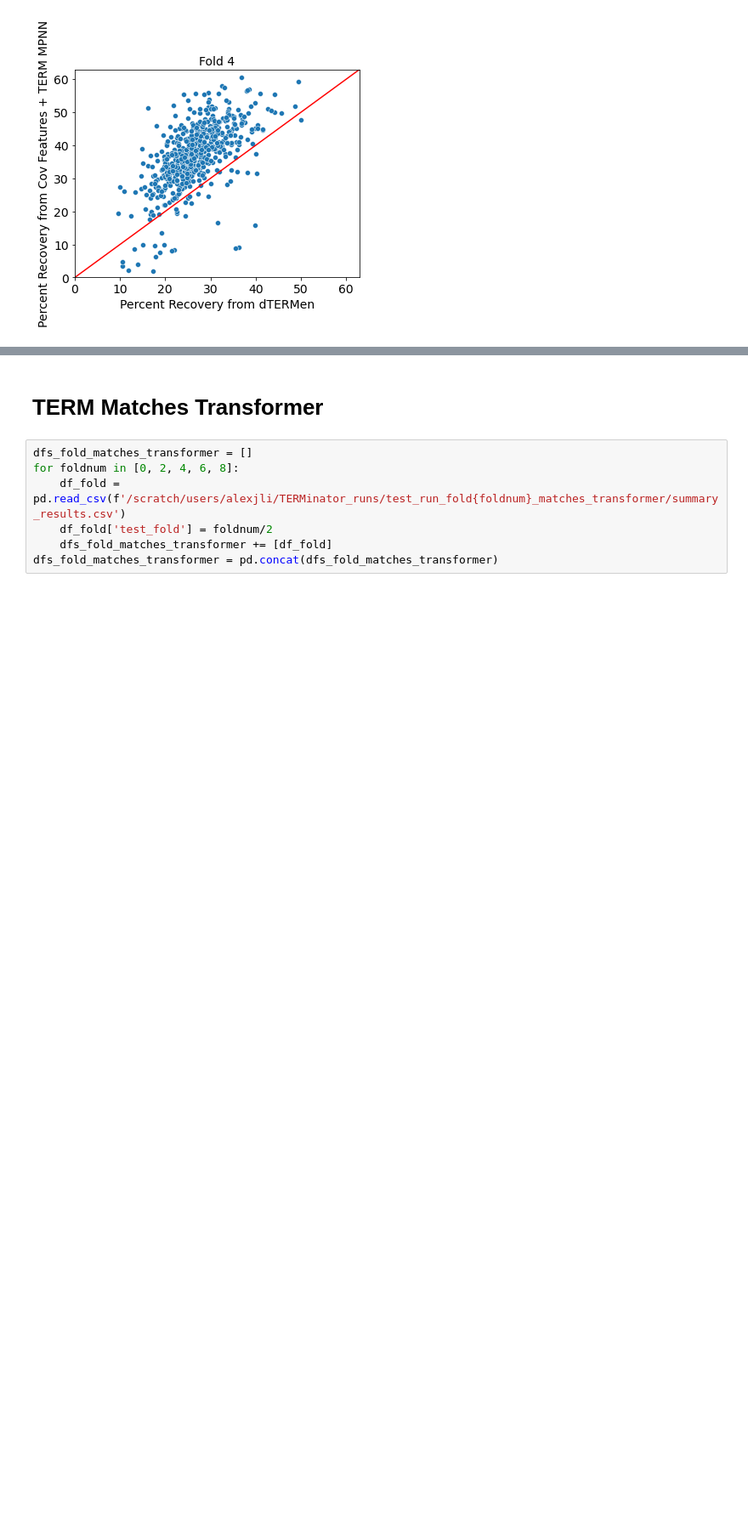
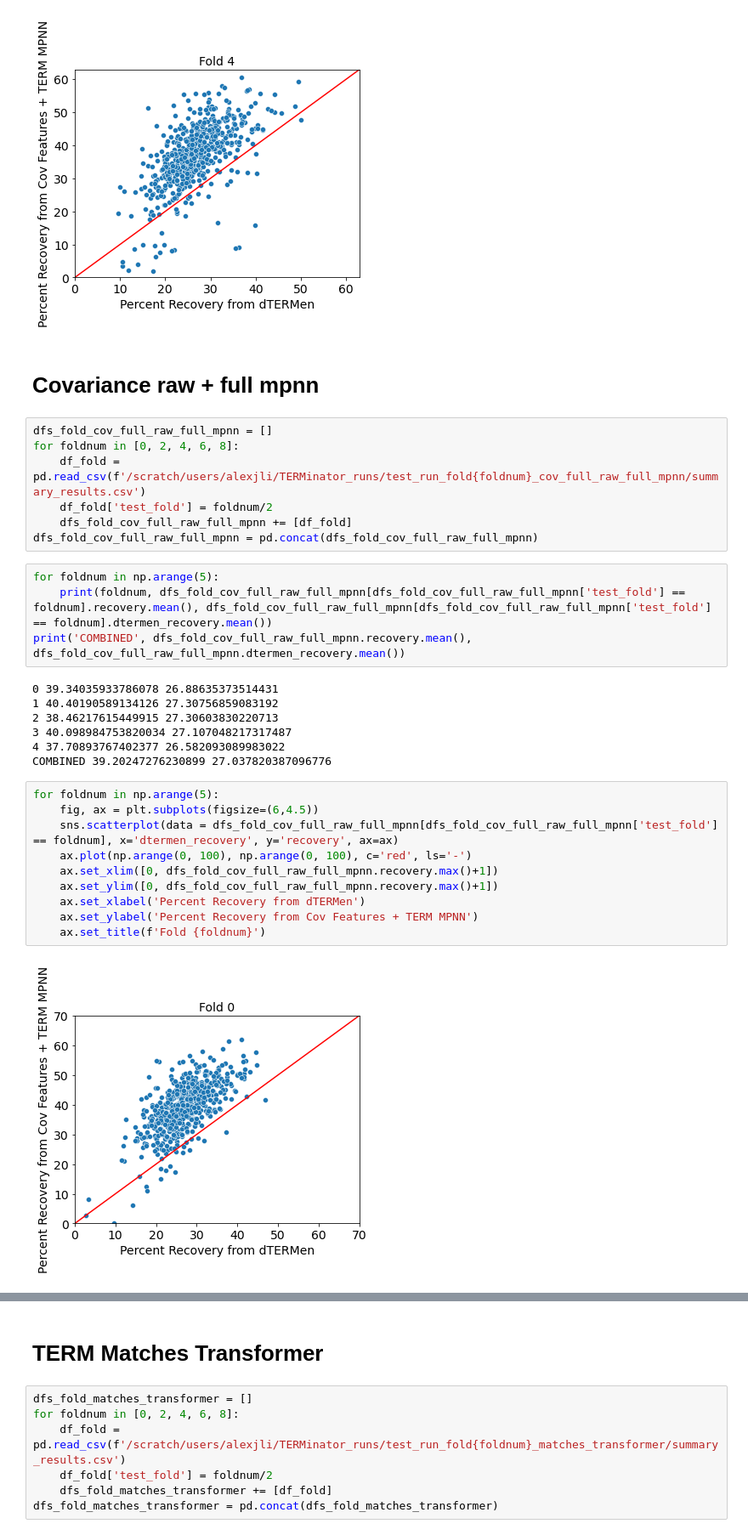
Before and after one commit to alexjli/terminator_public, a Jupyter notebook: analysis/test_run_analysis.ipynb, the cells around one changed output, grey strips where cells are left out. Shown at 85% size. Saved outputs shown, nothing was run; the diff lists cells and outputs as text; blank space fills up the shorter version.

```diff
--- a/analysis/test_run_analysis.ipynb
+++ b/analysis/test_run_analysis.ipynb
@@ -186,3 +186,35 @@ for foldnum in np.arange(5):
 [figure]
 [figure]
 [figure]
+# %% [markdown]
+# Covariance raw + full mpnn
+# %%
+dfs_fold_cov_full_raw_full_mpnn = []
+for foldnum in [0, 2, 4, 6, 8]:
+    df_fold = pd.read_csv(f'/scratch/users/alexjli/TERMinator_runs/test_run_fold{foldnum}_cov_full_raw_full_mpnn/summary_results.csv')
+    df_fold['test_fold'] = foldnum/2
+    dfs_fold_cov_full_raw_full_mpnn += [df_fold]
+dfs_fold_cov_full_raw_full_mpnn = pd.concat(dfs_fold_cov_full_raw_full_mpnn)
+# %%
+for foldnum in np.arange(5):
+    print(foldnum, dfs_fold_cov_full_raw_full_mpnn[dfs_fold_cov_full_raw_full_mpnn['test_fold'] == foldnum].recovery.mean(), dfs_fold_cov_full_raw_full_mpnn[dfs_fold_cov_full_raw_full_mpnn['test_fold'] == foldnum].dtermen_recovery.mean())
+print('COMBINED', dfs_fold_cov_full_raw_full_mpnn.recovery.mean(), dfs_fold_cov_full_raw_full_mpnn.dtermen_recovery.mean())
+# %% [output]
+0 39.34035933786078 26.88635373514431
+1 40.40190589134126 27.30756859083192
+2 38.46217615449915 27.30603830220713
+3 40.098984753820034 27.107048217317487
+4 37.70893767402377 26.582093089983022
+COMBINED 39.20247276230899 27.037820387096776
+# %%
+for foldnum in np.arange(5):
+    fig, ax = plt.subplots(figsize=(6,4.5))
+    sns.scatterplot(data = dfs_fold_cov_full_raw_full_mpnn[dfs_fold_cov_full_raw_full_mpnn['test_fold'] == foldnum], x='dtermen_recovery', y='recovery', ax=ax)
+    ax.plot(np.arange(0, 100), np.arange(0, 100), c='red', ls='-')
+    ax.set_xlim([0, dfs_fold_cov_full_raw_full_mpnn.recovery.max()+1])
+    ax.set_ylim([0, dfs_fold_cov_full_raw_full_mpnn.recovery.max()+1])
+    ax.set_xlabel('Percent Recovery from dTERMen')
+    ax.set_ylabel('Percent Recovery from Cov Features + TERM MPNN')
+    ax.set_title(f'Fold {foldnum}')
+# %% [output]
+[figure, added]
```
Also changed, not shown: parts of 9 cells of this notebook, 1 other file.
